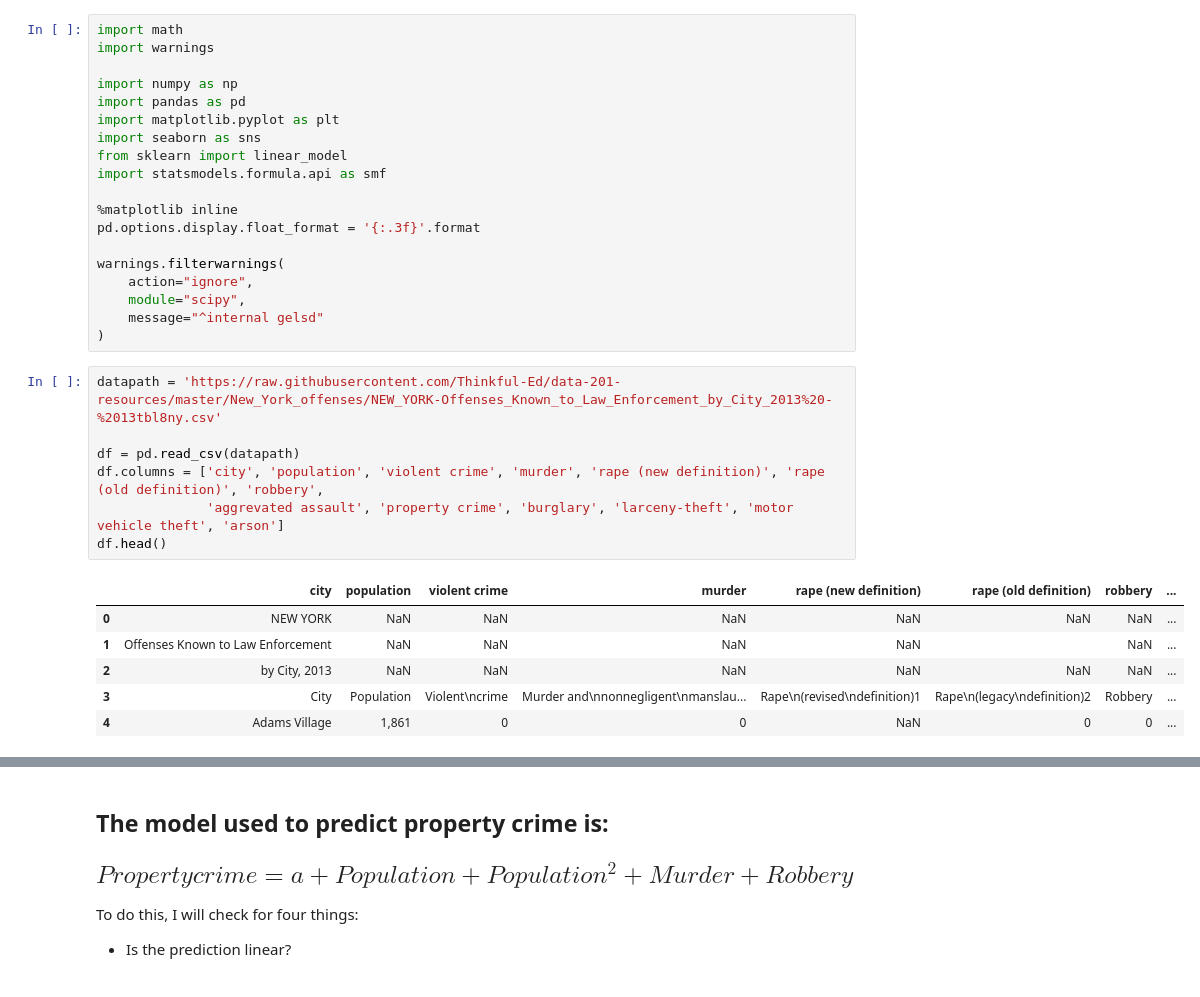
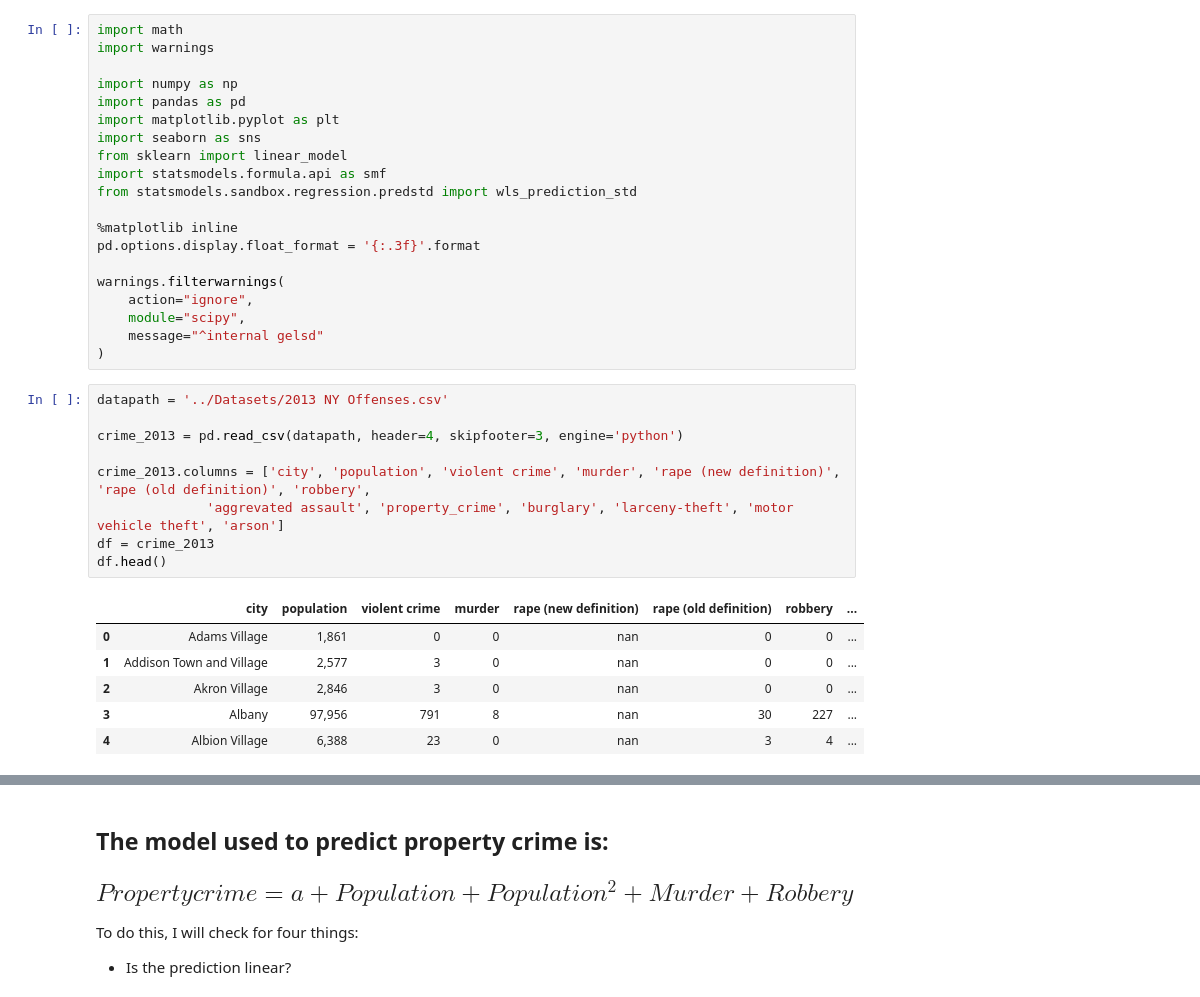
Before and after one commit to brianjinkim/thinkful_datascience, a Jupyter notebook: 2.4 Property Crime.ipynb, the cells around one changed output, grey strips where cells are left out. Cells and saved outputs as stored; diff of their text form.

```diff
--- a/2.4 Property Crime.ipynb
+++ b/2.4 Property Crime.ipynb
@@ -8,6 +8,7 @@ import matplotlib.pyplot as plt
 import seaborn as sns
 from sklearn import linear_model
 import statsmodels.formula.api as smf
+from statsmodels.sandbox.regression.predstd import wls_prediction_std
 
 %matplotlib inline
 pd.options.display.float_format = '{:.3f}'.format
@@ -18,16 +19,18 @@ warnings.filterwarnings(
     message="^internal gelsd"
 )
 # %%
-datapath = 'https://raw.githubusercontent.com/Thinkful-Ed/data-201-resources/master/New_York_offenses/NEW_YORK-Offenses_Known_to_Law_Enforcement_by_City_2013%20-%2013tbl8ny.csv'
+datapath = '../Datasets/2013 NY Offenses.csv'
 
-df = pd.read_csv(datapath)
-df.columns = ['city', 'population', 'violent crime', 'murder', 'rape (new definition)', 'rape (old definition)', 'robbery',
-              'aggrevated assault', 'property crime', 'burglary', 'larceny-theft', 'motor vehicle theft', 'arson']
+crime_2013 = pd.read_csv(datapath, header=4, skipfooter=3, engine='python')
+
+crime_2013.columns = ['city', 'population', 'violent crime', 'murder', 'rape (new definition)', 'rape (old definition)', 'robbery',
+              'aggrevated assault', 'property_crime', 'burglary', 'larceny-theft', 'motor vehicle theft', 'arson']
+df = crime_2013
 df.head()
 # %% [output]
 |  | city | population | violent crime | murder | rape (new definition) | rape (old definition) | robbery | ... |
-| 0 | NEW YORK | NaN | NaN | NaN | NaN | NaN | NaN | ... |
-| 1 | Offenses Known to Law Enforcement | NaN | NaN | NaN | NaN |  | NaN | ... |
-| 2 | by City, 2013 | NaN | NaN | NaN | NaN | NaN | NaN | ... |
-| 3 | City | Population | Violent\ncrime | Murder and\nnonnegligent\nmanslau... | Rape\n(revised\ndefinition)1 | Rape\n(legacy\ndefinition)2 | Robbery | ... |
-| 4 | Adams Village | 1,861 | 0 | 0 | NaN | 0 | 0 | ... |
+| 0 | Adams Village | 1,861 | 0 | 0 | nan | 0 | 0 | ... |
+| 1 | Addison Town and Village | 2,577 | 3 | 0 | nan | 0 | 0 | ... |
+| 2 | Akron Village | 2,846 | 3 | 0 | nan | 0 | 0 | ... |
+| 3 | Albany | 97,956 | 791 | 8 | nan | 30 | 227 | ... |
+| 4 | Albion Village | 6,388 | 23 | 0 | nan | 3 | 4 | ... |
```
Also changed, not shown: parts of 35 cells of this notebook, 2 other files.
